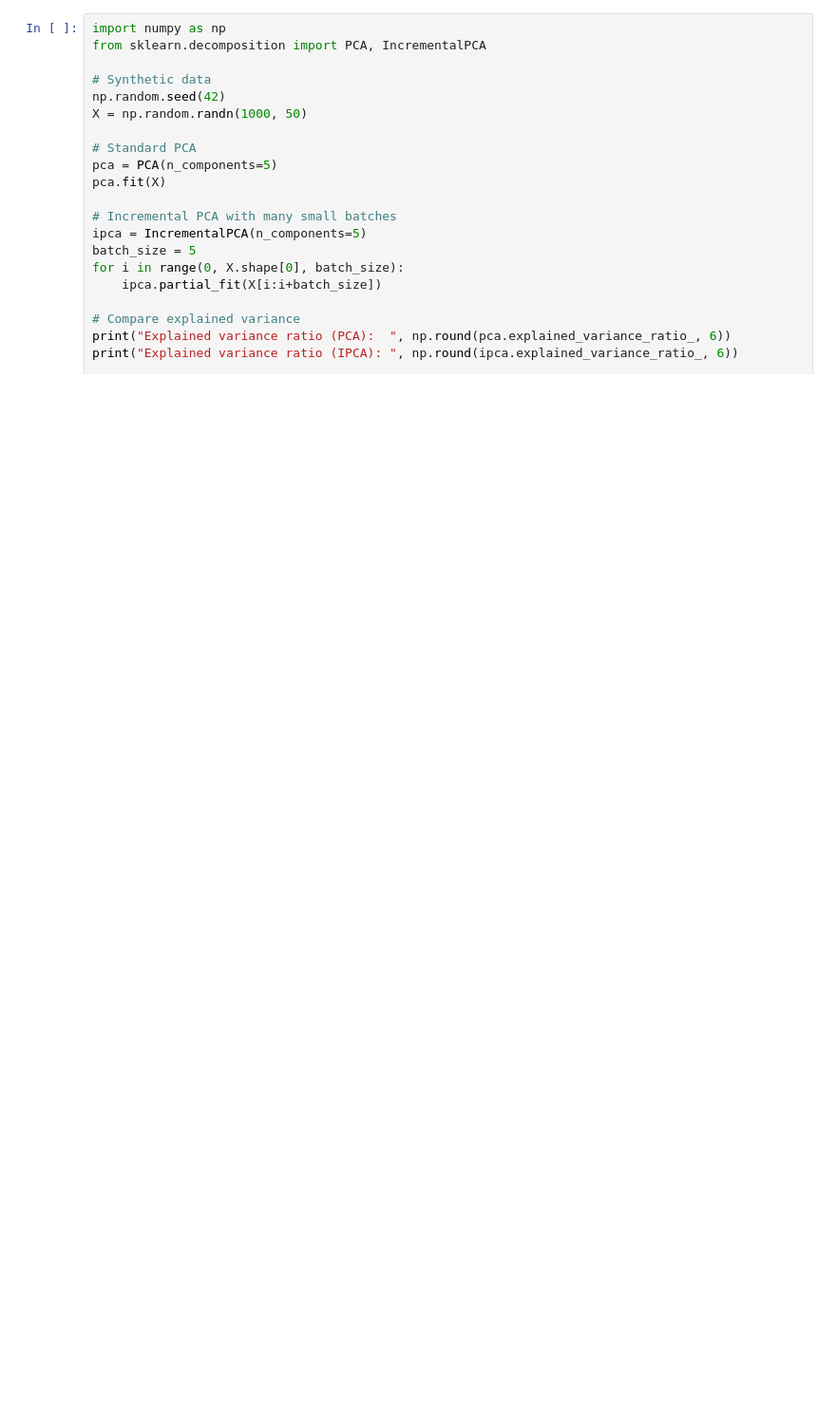
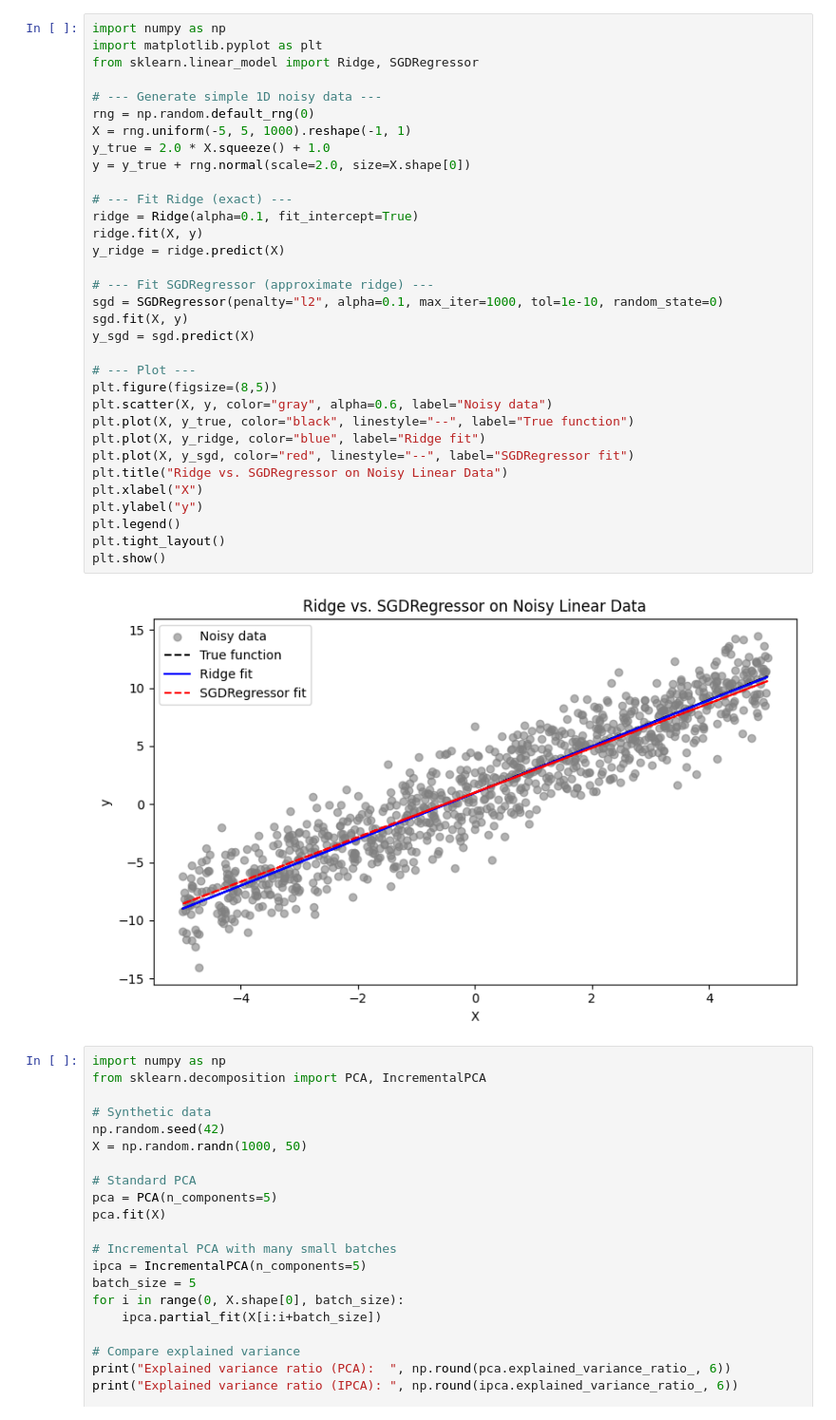
Before and after one commit to MarkusFas/smooth-SOAP, a Jupyter notebook: src/methods/test.ipynb, the cells around one changed output. Shown: that part at 95% size. Drawn from its saved outputs; the diff is of its cells as text; blank space fills up the shorter version.

```diff
--- a/src/methods/test.ipynb
+++ b/src/methods/test.ipynb
@@ -1,3 +1,38 @@
+# %%
+import numpy as np
+import matplotlib.pyplot as plt
+from sklearn.linear_model import Ridge, SGDRegressor
+
+# --- Generate simple 1D noisy data ---
+rng = np.random.default_rng(0)
+X = rng.uniform(-5, 5, 1000).reshape(-1, 1)
+y_true = 2.0 * X.squeeze() + 1.0
+y = y_true + rng.normal(scale=2.0, size=X.shape[0])
+
+# --- Fit Ridge (exact) ---
+ridge = Ridge(alpha=0.1, fit_intercept=True)
+ridge.fit(X, y)
+y_ridge = ridge.predict(X)
+
+# --- Fit SGDRegressor (approximate ridge) ---
+sgd = SGDRegressor(penalty="l2", alpha=0.1, max_iter=1000, tol=1e-10, random_state=0)
+sgd.fit(X, y)
+y_sgd = sgd.predict(X)
+
+# --- Plot ---
+plt.figure(figsize=(8,5))
+plt.scatter(X, y, color="gray", alpha=0.6, label="Noisy data")
+plt.plot(X, y_true, color="black", linestyle="--", label="True function")
+plt.plot(X, y_ridge, color="blue", label="Ridge fit")
+plt.plot(X, y_sgd, color="red", linestyle="--", label="SGDRegressor fit")
+plt.title("Ridge vs. SGDRegressor on Noisy Linear Data")
+plt.xlabel("X")
+plt.ylabel("y")
+plt.legend()
+plt.tight_layout()
+plt.show()
+# %% [output]
+[figure, added]
 # %%
 import numpy as np
 from sklearn.decomposition import PCA, IncrementalPCA
```
Also changed, not shown: 1 other file.
